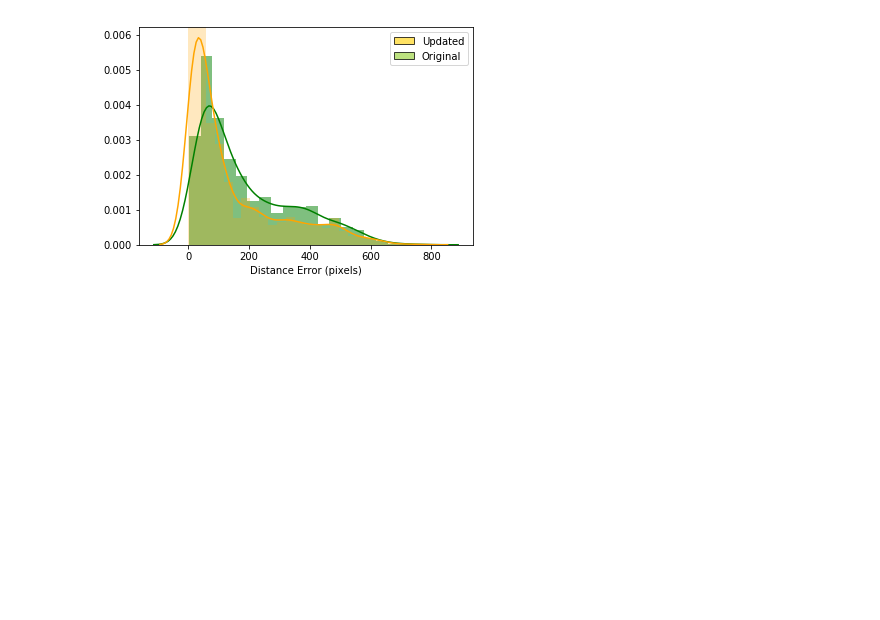
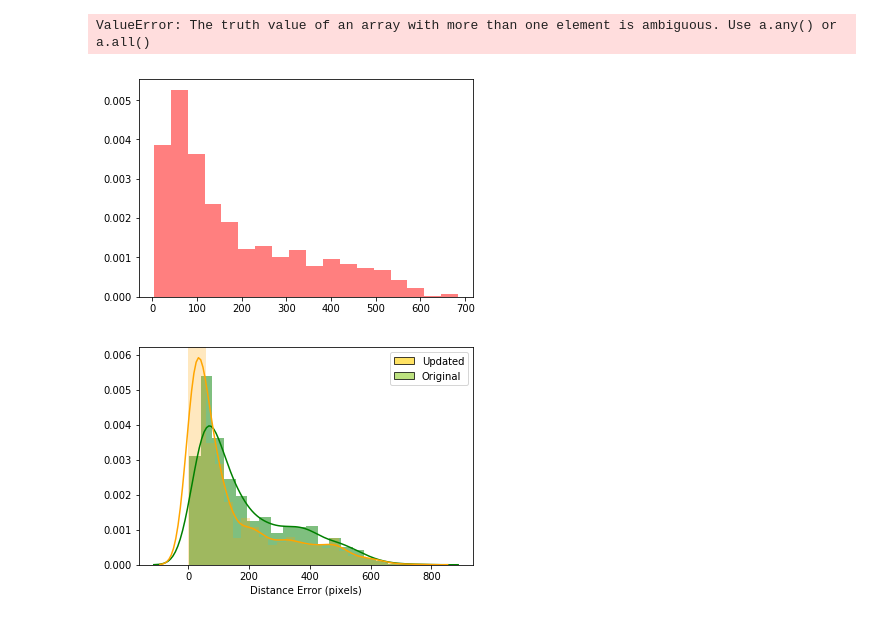
Before and after one commit to donnajobridge/data_visualizations, a Jupyter notebook: react/reactivation_visuals.ipynb, the cells around one changed output. Saved outputs shown, nothing was run; the diff lists cells and outputs as text; code cells hidden in the pictures; blank space fills up the shorter version.

```diff
--- a/react/reactivation_visuals.ipynb
+++ b/react/reactivation_visuals.ipynb
@@ -138,3 +140,13 @@ means
+# %%
+t2_list=['t2_orig_dist', 't2_t1_dist']
+t3_list=['t3_orig_dist', 't3_t1_dist', 't3_t2_dist']
+
+def melt_distances(means, condlist, day):
+    tidy_dists=means.melt(id_vars=['sub'], value_vars=condlist,
+              var_name=day +'_measure', value_name=day+'_dist')
+    return tidy_dists
+t2=melt_distances(means, t2_list, 't2')
+t3=melt_distances(means, t3_list, 't3')
 # %%
 cmap = plt.get_cmap('Set2')
 original = cmap(5)
@@ -142,3 +157,19 @@ update =cmap(4)
+# %%
+from matplotlib.pyplot import cm
+
+cmap = plt.get_cmap('Set2')
+color=iter(cm.rainbow(np.linspace(0,1,2)))
+
+for dist in t2_list:
+    co=next(color)
+    hist_kde=[sns.distplot(react[dist], color=c, norm_hist=True,
+                axlabel='Distance Error (pixels)', hist_kws={'alpha':.5}) for c in color]
+    handles = Rectangle((0,0),1,1,color=co,edgecolor="k", alpha=.75)
+    labels= ["Updated", "Original",]
+    plt.legend(handles, labels)
+# %% [output]
+ValueError: The truth value of an array with more than one element is ambiguous. Use a.any() or a.all()
+[figure, added]
 # %%
 hist_kde=sns.distplot(react['t3_orig_dist'], color='Green', norm_hist=True, hist_kws={'alpha':.5})
 hist_kde=sns.distplot(react['t3_t2_dist'], color='Orange', axlabel='Distance Error (pixels)', norm_hist=True, hist_kws={'alpha':.25})
```
Also changed, not shown: parts of 6 cells of this notebook, 16 other files.
